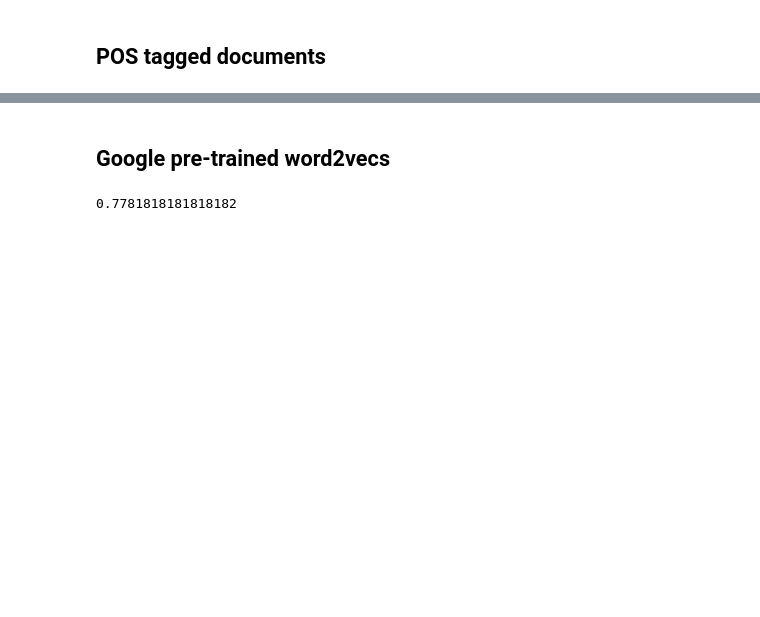
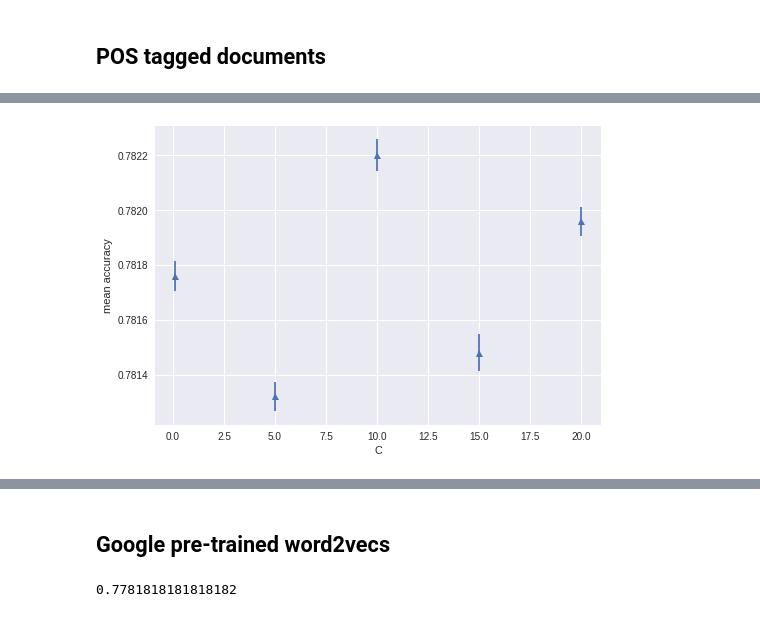
Before and after one commit to mohamedmahmoud97/imdb-sentiment-analysis, a Jupyter notebook: Comparison and Exploration.ipynb, the cells around one changed output, grey strips where cells are left out. Saved outputs shown, nothing was run; the diff lists cells and outputs as text; code cells hidden in the pictures; blank space fills up the shorter version.

```diff
--- a/Comparison and Exploration.ipynb
+++ b/Comparison and Exploration.ipynb
@@ -331,0 +214,3 @@ np.mean(clf.predict(X_val) == y_val)
+# %%
+C = [0.1,5,10,15,20]
+best_lr, lr_accs, lr_vars = cross_validate(X,y,classifier=LogisticRegression,parameters={'C':C,'solver':['lbfgs']},folds=10)
@@ -331,0 +238,7 @@ np.mean(clf.predict(X_val) == y_val)
+# %%
+plt.errorbar(C, lr_accs, lr_vars, linestyle='None', marker='^')
+plt.xlabel('C')
+plt.ylabel('mean accuracy')
+plt.show()
+# %% [output]
+[figure, added]
```
Also changed, not shown: parts of 26 cells of this notebook, 4 other files.
